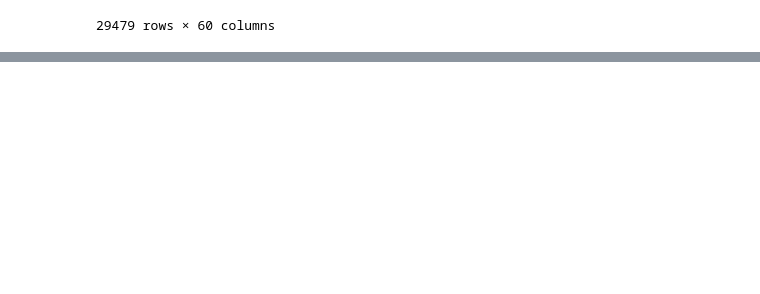
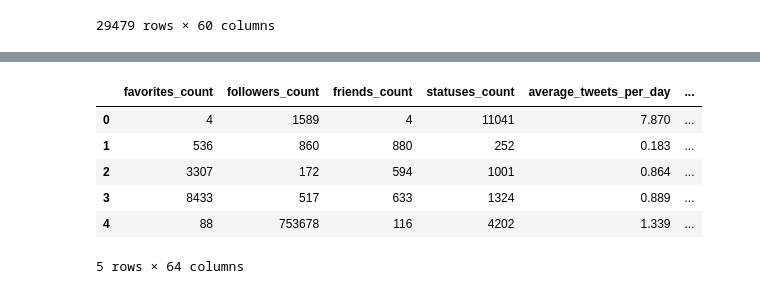
Before and after one commit to crisgompec/ImbalancedDataset, a Jupyter notebook: Dataset2/Data_exploration.ipynb, the cells around one changed output, grey strips where cells are left out. Saved outputs shown, nothing was run; the diff lists cells and outputs as text; code cells hidden in the pictures; blank space fills up the shorter version.

```diff
--- a/Dataset2/Data_exploration.ipynb
+++ b/Dataset2/Data_exploration.ipynb
@@ -257,0 +314,16 @@ data_def
+# %%
+# Create dummies
+cathegorical_features = ['default_profile', 'default_profile_image','geo_enabled', 'lang','verified','account_type']
+for column in cathegorical_features:
+    dummies=pd.get_dummies(data[column],prefix=column)
+    data = pd.concat([data,dummies],axis=1)
+data = data.drop(columns=cathegorical_features)
+data.head()
+# %% [output]
+|  | favorites_count | followers_count | friends_count | statuses_count | average_tweets_per_day | ... |
+| 0 | 4 | 1589 | 4 | 11041 | 7.870 | ... |
+| 1 | 536 | 860 | 880 | 252 | 0.183 | ... |
+| 2 | 3307 | 172 | 594 | 1001 | 0.864 | ... |
+| 3 | 8433 | 517 | 633 | 1324 | 0.889 | ... |
+| 4 | 88 | 753678 | 116 | 4202 | 1.339 | ... |
+5 rows × 64 columns
```
Also changed, not shown: parts of 8 cells of this notebook.
